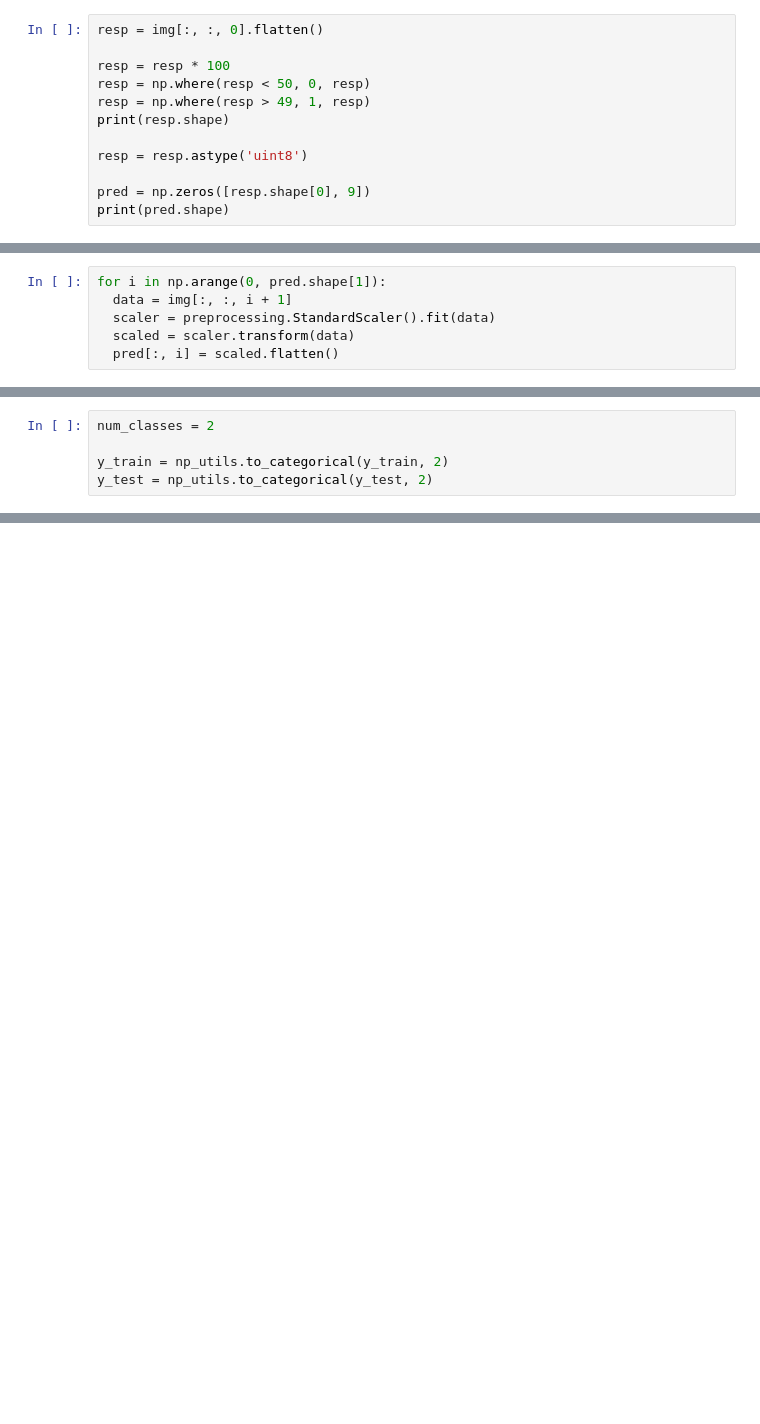
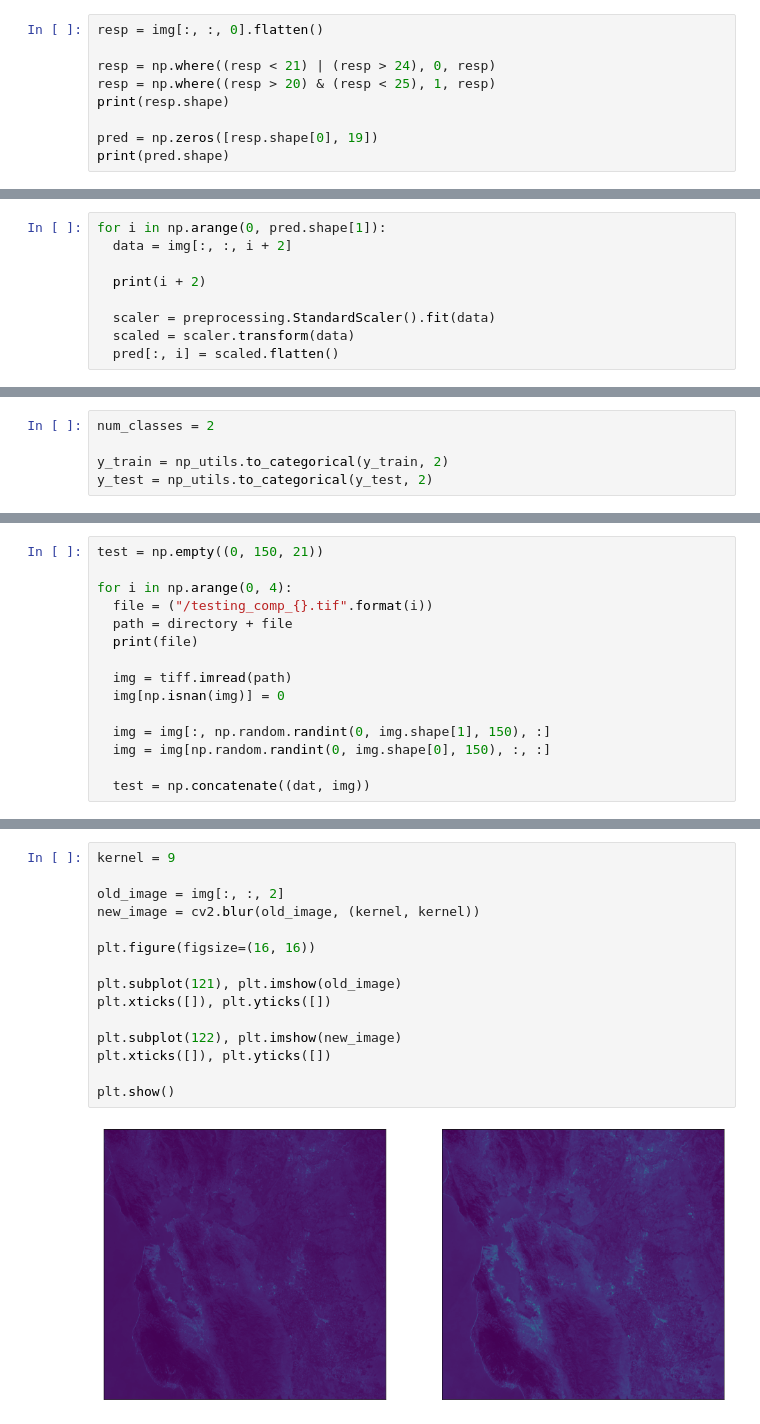
Before and after one commit to asrenninger/sensing, a Jupyter notebook: python/gee.ipynb, the cells around one changed output, grey strips where cells are left out. Cells and saved outputs as stored; diff of their text form; blank space fills up the shorter version.

```diff
--- a/python/gee.ipynb
+++ b/python/gee.ipynb
@@ -231,13 +432,10 @@ img = img[0:1000, 5000:6000, :]
 # %%
 resp = img[:, :, 0].flatten()
 
-resp = resp * 100
-resp = np.where(resp < 50, 0, resp)
-resp = np.where(resp > 49, 1, resp)
+resp = np.where((resp < 21) | (resp > 24), 0, resp)
+resp = np.where((resp > 20) & (resp < 25), 1, resp)
 print(resp.shape)
 
-resp = resp.astype('uint8')
-
-pred = np.zeros([resp.shape[0], 9])
+pred = np.zeros([resp.shape[0], 19])
 print(pred.shape)
 # %% [output]
@@ -247,7 +449,10 @@ print(pred.shape)
 from sklearn import preprocessing
 # %%
 for i in np.arange(0, pred.shape[1]):
-  data = img[:, :, i + 1]
+  data = img[:, :, i + 2]
+
+  print(i + 2)
+
   scaler = preprocessing.StandardScaler().fit(data)
   scaled = scaler.transform(data)
   pred[:, i] = scaled.flatten()
@@ -340,0 +581,15 @@ Test accuracy:  0.8743100166320801
+# %%
+test = np.empty((0, 150, 21))
+
+for i in np.arange(0, 4):
+  file = ("/testing_comp_{}.tif".format(i))
+  path = directory + file
+  print(file)
+
+  img = tiff.imread(path)
+  img[np.isnan(img)] = 0
+
+  img = img[:, np.random.randint(0, img.shape[1], 150), :]
+  img = img[np.random.randint(0, img.shape[0], 150), :, :]
+
+  test = np.concatenate((dat, img))
@@ -340,0 +724,17 @@ Test accuracy:  0.8743100166320801
+# %%
+kernel = 9
+
+old_image = img[:, :, 2]
+new_image = cv2.blur(old_image, (kernel, kernel))
+
+plt.figure(figsize=(16, 16))
+
+plt.subplot(121), plt.imshow(old_image)
+plt.xticks([]), plt.yticks([])
+
+plt.subplot(122), plt.imshow(new_image)
+plt.xticks([]), plt.yticks([])
+
+plt.show()
+# %% [output]
+[figure, added]
```
Also changed, not shown: parts of 76 cells of this notebook.
